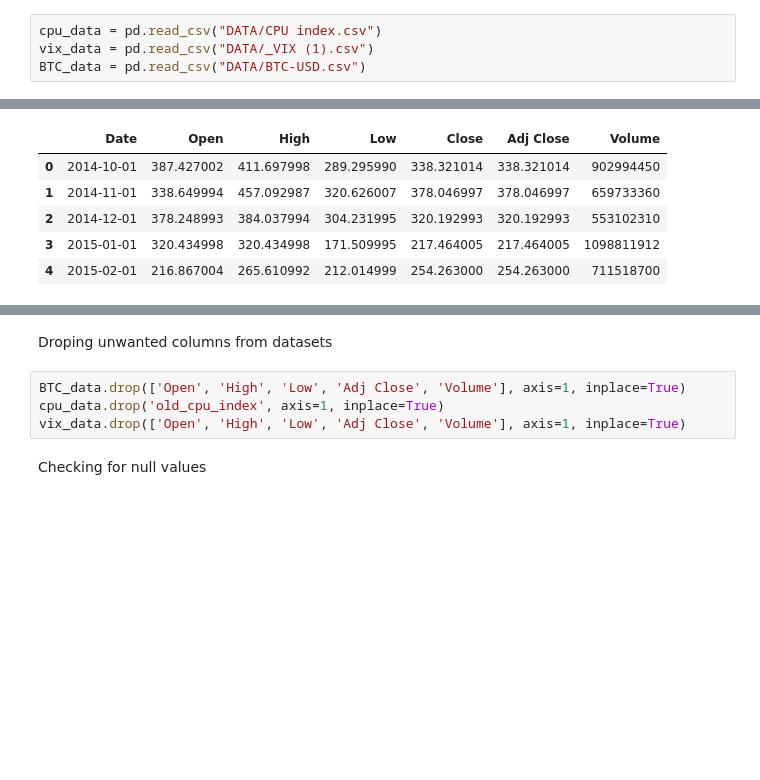
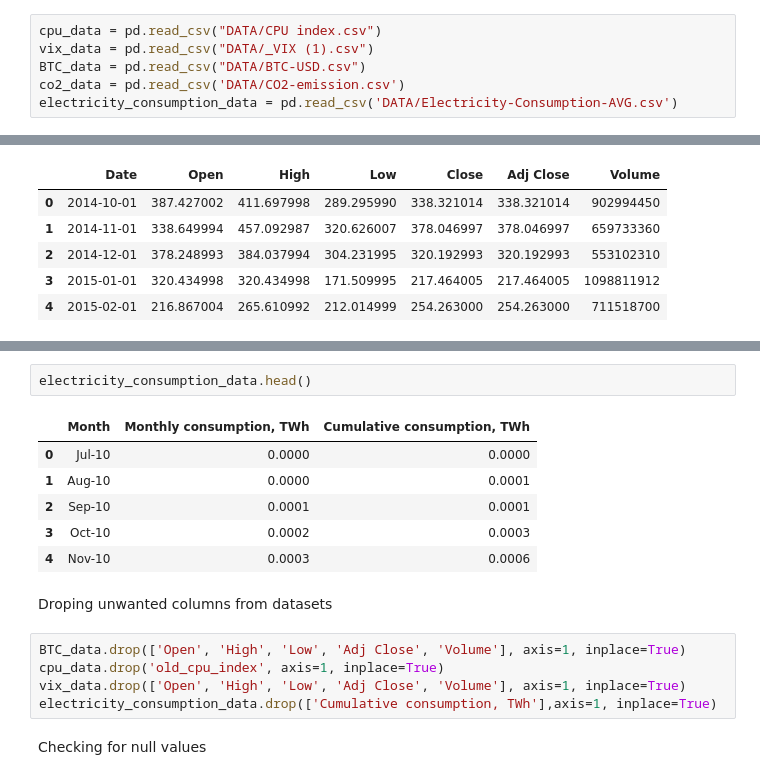
Before and after one commit to idriskhattak/Impact-of-Environment-on-BTICOIN, a Jupyter notebook: Merging the datasets.ipynb, the cells around one changed output, grey strips where cells are left out. Cells and saved outputs as stored; diff of their text form; blank space fills up the shorter version.

```diff
--- a/Merging the datasets.ipynb
+++ b/Merging the datasets.ipynb
@@ -6,6 +6,8 @@ import pandas as pd
 cpu_data = pd.read_csv("DATA/CPU index.csv")
 vix_data = pd.read_csv("DATA/_VIX (1).csv")
 BTC_data = pd.read_csv("DATA/BTC-USD.csv")
+co2_data = pd.read_csv('DATA/CO2-emission.csv')
+electricity_consumption_data = pd.read_csv('DATA/Electricity-Consumption-AVG.csv')
 # %% [markdown]
 # Cleaning the Data
 # %%
@@ -39,9 +50,19 @@ BTC_data.head()
+# %%
+electricity_consumption_data.head()
+# %% [output]
+|  | Month | Monthly consumption, TWh | Cumulative consumption, TWh |
+| 0 | Jul-10 | 0.0000 | 0.0000 |
+| 1 | Aug-10 | 0.0000 | 0.0001 |
+| 2 | Sep-10 | 0.0001 | 0.0001 |
+| 3 | Oct-10 | 0.0002 | 0.0003 |
+| 4 | Nov-10 | 0.0003 | 0.0006 |
 # %% [markdown]
 Droping unwanted columns from datasets
 # %%
 BTC_data.drop(['Open', 'High', 'Low', 'Adj Close', 'Volume'], axis=1, inplace=True)
 cpu_data.drop('old_cpu_index', axis=1, inplace=True)
 vix_data.drop(['Open', 'High', 'Low', 'Adj Close', 'Volume'], axis=1, inplace=True)
+electricity_consumption_data.drop(['Cumulative consumption, TWh'],axis=1, inplace=True)
 # %% [markdown]
 Checking for null values
 # %%
```
Also changed, not shown: parts of 22 cells of this notebook, 2 other files.
